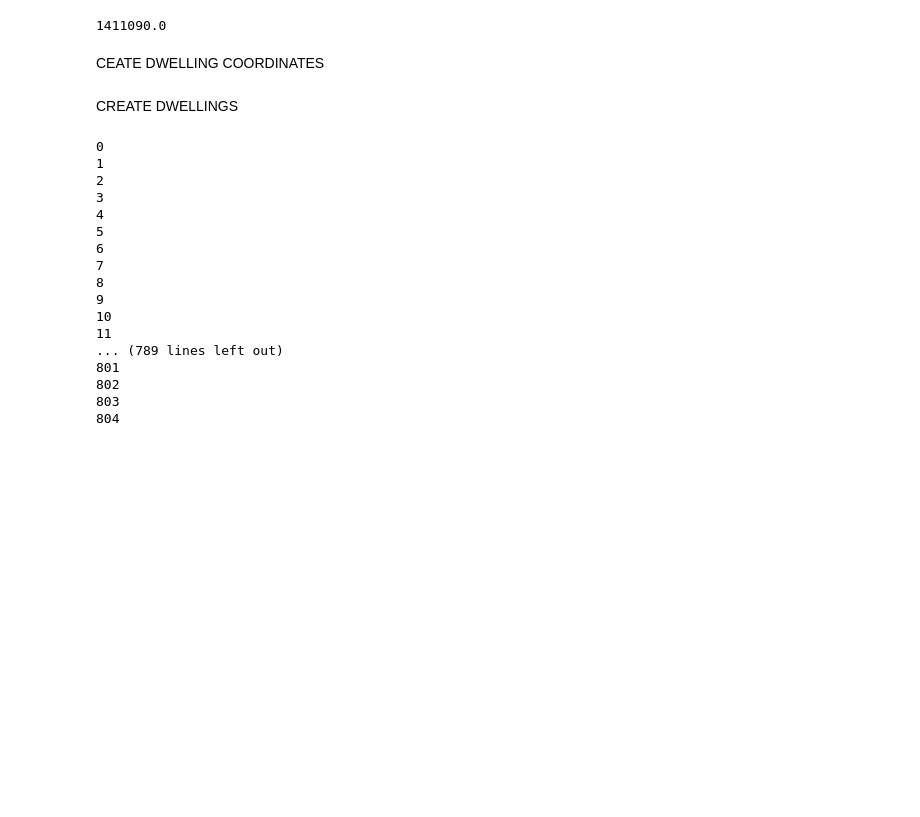
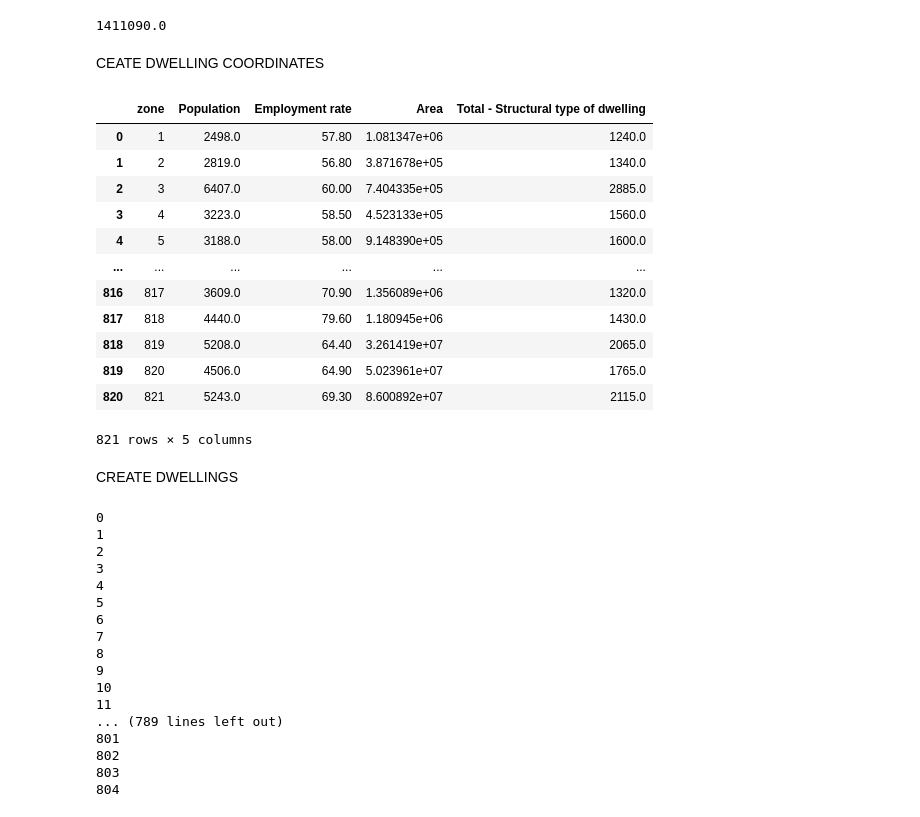
Before and after one commit to Poodleduff4/PopulationSynthesis, a Jupyter notebook: src/synthesize.ipynb, the cells around one changed output. Saved outputs shown, nothing was run; the diff lists cells and outputs as text; code cells hidden in the pictures; blank space fills up the shorter version.

```diff
--- a/src/synthesize.ipynb
+++ b/src/synthesize.ipynb
@@ -159,4 +210,20 @@ totalDwellings
 1411090.0
 # %% [markdown]
 CEATE DWELLING COORDINATES
+# %%
+zoneData
+# %% [output]
+|  | zone | Population | Employment rate | Area | Total - Structural type of dwelling |
+| 0 | 1 | 2498.0 | 57.80 | 1.081347e+06 | 1240.0 |
+| 1 | 2 | 2819.0 | 56.80 | 3.871678e+05 | 1340.0 |
+| 2 | 3 | 6407.0 | 60.00 | 7.404335e+05 | 2885.0 |
+| 3 | 4 | 3223.0 | 58.50 | 4.523133e+05 | 1560.0 |
+| 4 | 5 | 3188.0 | 58.00 | 9.148390e+05 | 1600.0 |
+| ... | ... | ... | ... | ... | ... |
+| 816 | 817 | 3609.0 | 70.90 | 1.356089e+06 | 1320.0 |
+| 817 | 818 | 4440.0 | 79.60 | 1.180945e+06 | 1430.0 |
+| 818 | 819 | 5208.0 | 64.40 | 3.261419e+07 | 2065.0 |
+| 819 | 820 | 4506.0 | 64.90 | 5.023961e+07 | 1765.0 |
+| 820 | 821 | 5243.0 | 69.30 | 8.600892e+07 | 2115.0 |
+821 rows × 5 columns
 # %%
```
Also changed, not shown: parts of 24 cells of this notebook, 7 other files.
